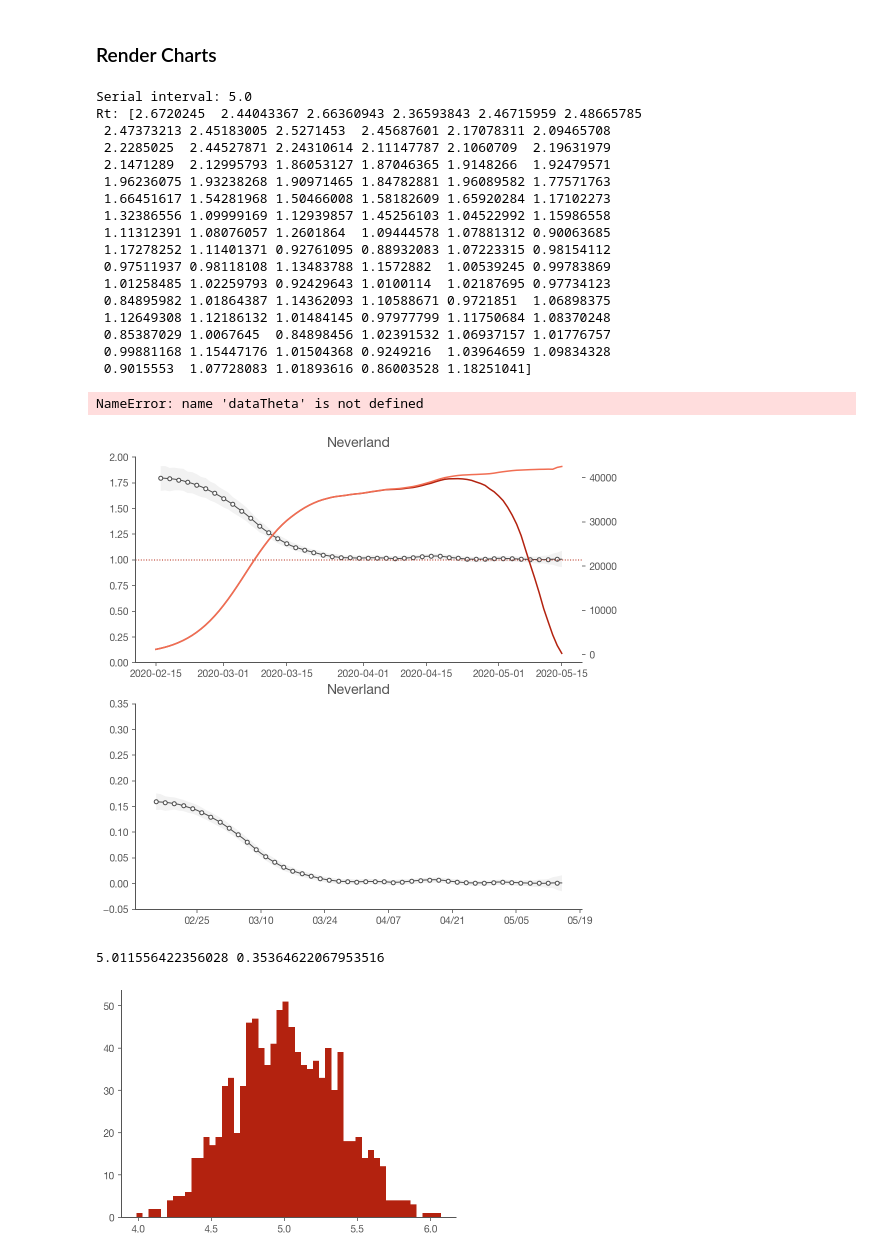
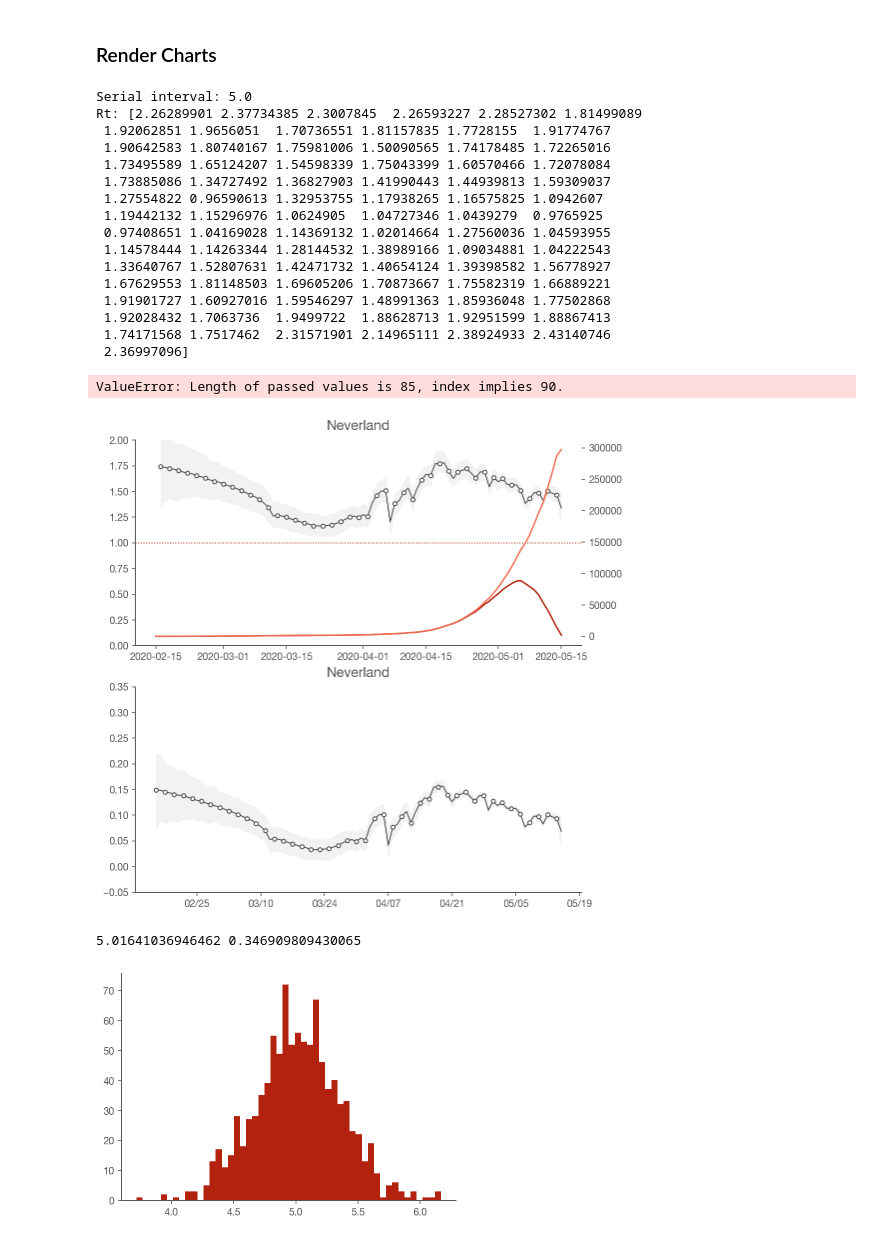
Before and after one commit to maciekrt/covid-19, a Jupyter notebook: Realtime Rt mcmc.ipynb, the cells around one changed output. Drawn from its saved outputs; the diff is of its cells as text; code cells hidden in the pictures.

Commit message:
Generative model with a twist. Problems with theta.

```diff
--- a/Realtime Rt mcmc.ipynb
+++ b/Realtime Rt mcmc.ipynb
@@ -35,7 +35,9 @@ from IPython.display import clear_output
 # %%
 dates_considered = pd.date_range(end=pd.to_datetime("today"),start='15-02-2020')
 # %%
-Rt = np.array([2.5]*10 + [2.2]*10 + [1.9]*10 + [1.6]*5 + [1.3]*5 + [1.15]*5 + [1.0]*50)
+Rt_partial = [2.3]*5 + [1.9]*10 + [1.7]*10 + [1.4]*5 + [1.2]*5 + [1.1]*5
+
+Rt = Rt_partial + [1.0]*5 + Rt_partial[::-1]
 serial_intervalConst = 5.0
 Rt += np.random.normal(0,0.1,len(Rt)) # (R_t - 1)/serial_interval = theta
 Theta = (Rt - 1)/serial_intervalConst
@@ -311,7 +328,7 @@ print(f"Serial interval: {serial_intervalConst}\nRt: {Rt}")
 
 dataTheta = result_neverlandTheta.droplevel(0)
 plot_Thetat('Neverland', dataTheta, axes[1])
-index = dataTheta.index
+index = result_neverlandTheta.droplevel(0).index
 thetaNever = ((Rt-1)/serial_intervalConst)[:index.size]
 thetaNeverSeries = pd.Series(data=thetaNever,index=dataTheta.index[:index.size])
 axes[1].plot(thetaNeverSeries)
@@ -320,27 +337,26 @@ fig.tight_layout()
 fig.set_facecolor('w')
 # %% [output]
 Serial interval: 5.0
-Rt: [2.6720245  2.44043367 2.66360943 2.36593843 2.46715959 2.48665785
- 2.47373213 2.45183005 2.5271453  2.45687601 2.17078311 2.09465708
- 2.2285025  2.44527871 2.24310614 2.11147787 2.1060709  2.19631979
- 2.1471289  2.12995793 1.86053127 1.87046365 1.9148266  1.92479571
- 1.96236075 1.93238268 1.90971465 1.84782881 1.96089582 1.77571763
- 1.66451617 1.54281968 1.50466008 1.58182609 1.65920284 1.17102273
- 1.32386556 1.09999169 1.12939857 1.45256103 1.04522992 1.15986558
- 1.11312391 1.08076057 1.2601864  1.09444578 1.07881312 0.90063685
- 1.17278252 1.11401371 0.92761095 0.88932083 1.07223315 0.98154112
- 0.97511937 0.98118108 1.13483788 1.1572882  1.00539245 0.99783869
- 1.01258485 1.02259793 0.92429643 1.0100114  1.02187695 0.97734123
- 0.84895982 1.01864387 1.14362093 1.10588671 0.9721851  1.06898375
- 1.12649308 1.12186132 1.01484145 0.97977799 1.11750684 1.08370248
- 0.85387029 1.0067645  0.84898456 1.02391532 1.06937157 1.01776757
- 0.99881168 1.15447176 1.01504368 0.9249216  1.03964659 1.09834328
- 0.9015553  1.07728083 1.01893616 0.86003528 1.18251041]
+Rt: [2.26289901 2.37734385 2.3007845  2.26593227 2.28527302 1.81499089
+ 1.92062851 1.9656051  1.70736551 1.81157835 1.7728155  1.91774767
+ 1.90642583 1.80740167 1.75981006 1.50090565 1.74178485 1.72265016
+ 1.73495589 1.65124207 1.54598339 1.75043399 1.60570466 1.72078084
+ 1.73885086 1.34727492 1.36827903 1.41990443 1.44939813 1.59309037
+ 1.27554822 0.96590613 1.32953755 1.17938265 1.16575825 1.0942607
+ 1.19442132 1.15296976 1.0624905  1.04727346 1.0439279  0.9765925
+ 0.97408651 1.04169028 1.14369132 1.02014664 1.27560036 1.04593955
+ 1.14578444 1.14263344 1.28144532 1.38989166 1.09034881 1.04222543
+ 1.33640767 1.52807631 1.42471732 1.40654124 1.39398582 1.56778927
+ 1.67629553 1.81148503 1.69605206 1.70873667 1.75582319 1.66889221
+ 1.91901727 1.60927016 1.59546297 1.48991363 1.85936048 1.77502868
+ 1.92028432 1.7063736  1.9499722  1.88628713 1.92951599 1.88867413
+ 1.74171568 1.7517462  2.31571901 2.14965111 2.38924933 2.43140746
+ 2.36997096]
-NameError: name 'dataTheta' is not defined
+ValueError: Length of passed values is 85, index implies 90.
-[figure, old version]
+[figure, new version]
 # %%
-plt.hist(serial_int,bins=50)
+plt.hist(serial_interval,bins=50)
 print(np.mean(serial_interval),np.std(serial_interval))
 # %% [output]
-5.011556422356028 0.35364622067953516
+5.01641036946462 0.346909809430065
-[figure, old version]
+[figure, new version]
```
Also changed, not shown: parts of 6 cells of this notebook.
